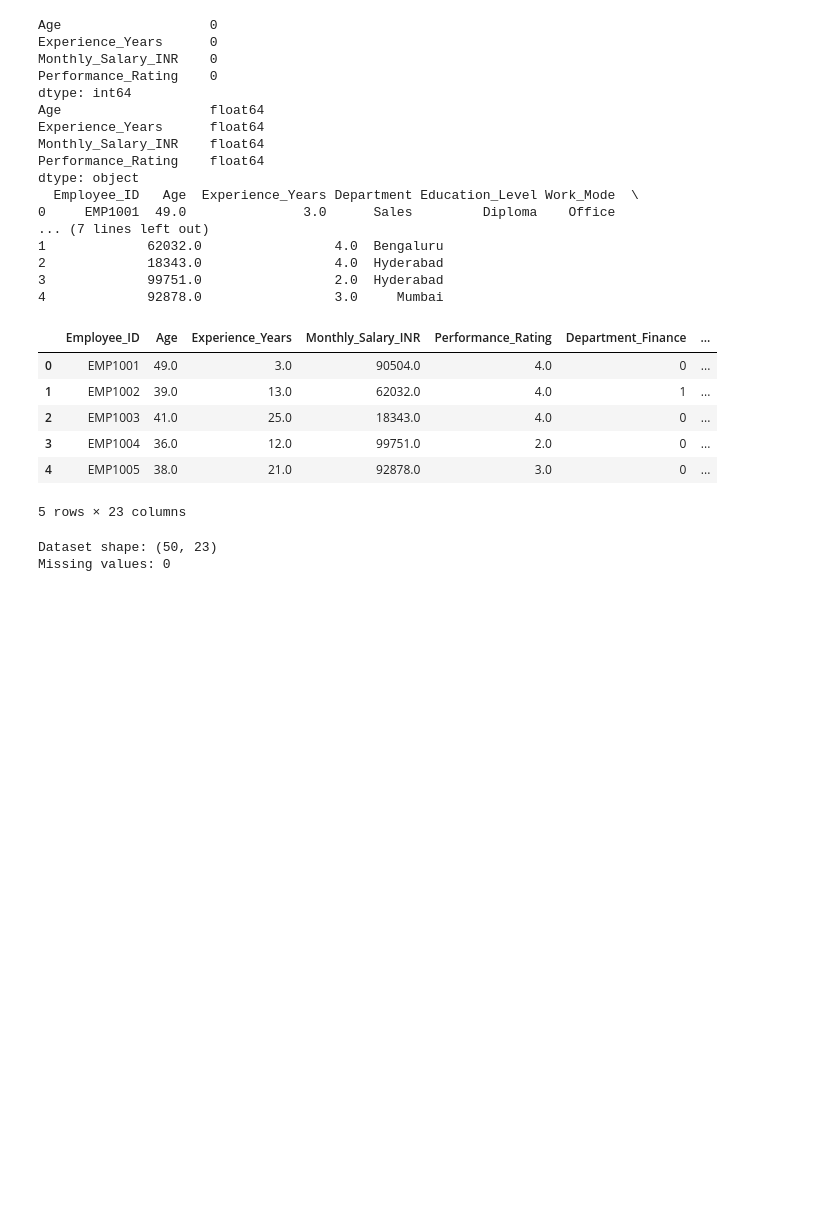
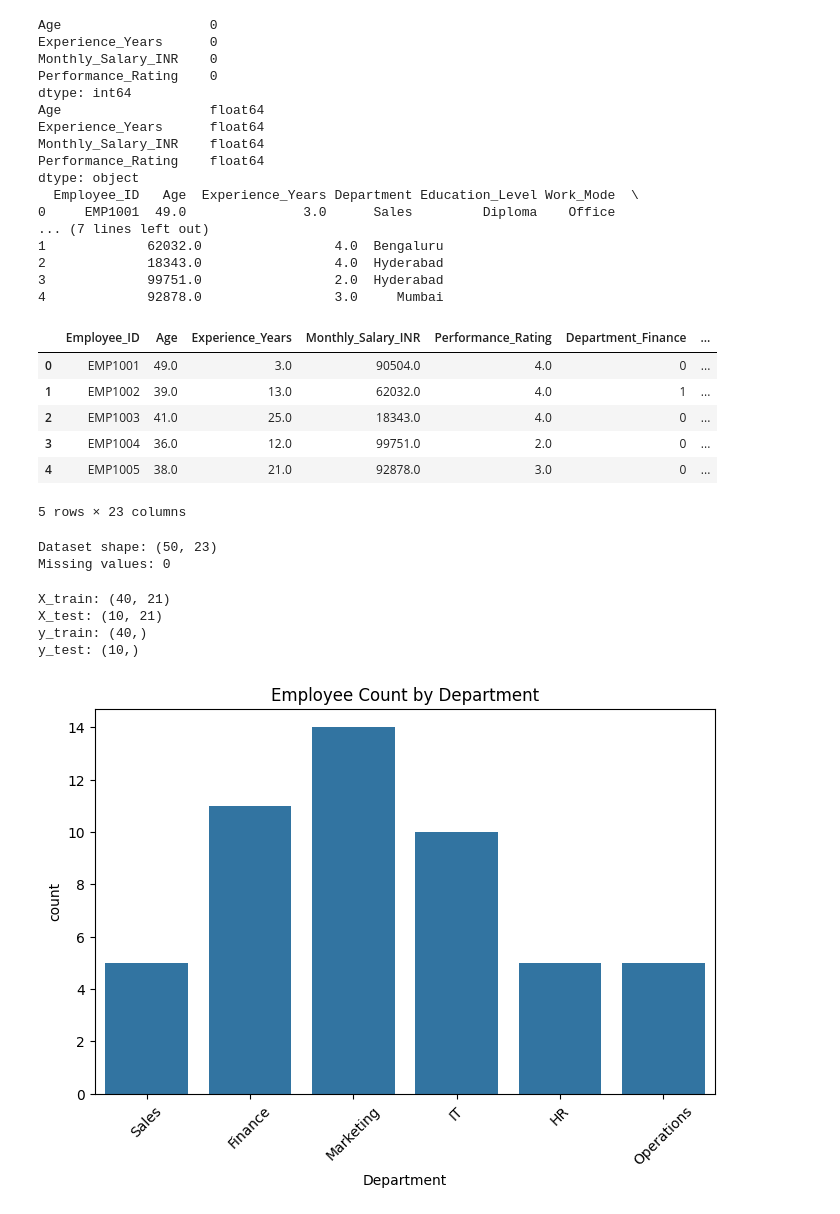
Before and after one commit to swanujoshi/AI-Selfstudy, a Jupyter notebook: Day-6(Mini-project).ipynb, the cells around one changed output. Saved outputs shown, nothing was run; the diff lists cells and outputs as text; code cells hidden in the pictures; blank space fills up the shorter version.

Commit message:
title added

```diff
--- a/Day-6(Mini-project).ipynb
+++ b/Day-6(Mini-project).ipynb
@@ -357,0 +385,21 @@ Missing values: 0
+# %%
+print("X_train:", X_train.shape)
+print("X_test:", X_test.shape)
+
+print("y_train:", y_train.shape)
+print("y_test:", y_test.shape)
+# %% [output]
+X_train: (40, 21)
+X_test: (10, 21)
+y_train: (40,)
+y_test: (10,)
+# %%
+plt.figure(figsize=(8, 5))
+
+sns.countplot(data=df_clean, x='Department')
+
+plt.title('Employee Count by Department')
+plt.xticks(rotation=45)
+plt.show()
+# %% [output]
+[figure, added]
```
Also changed, not shown: parts of 9 cells of this notebook.
